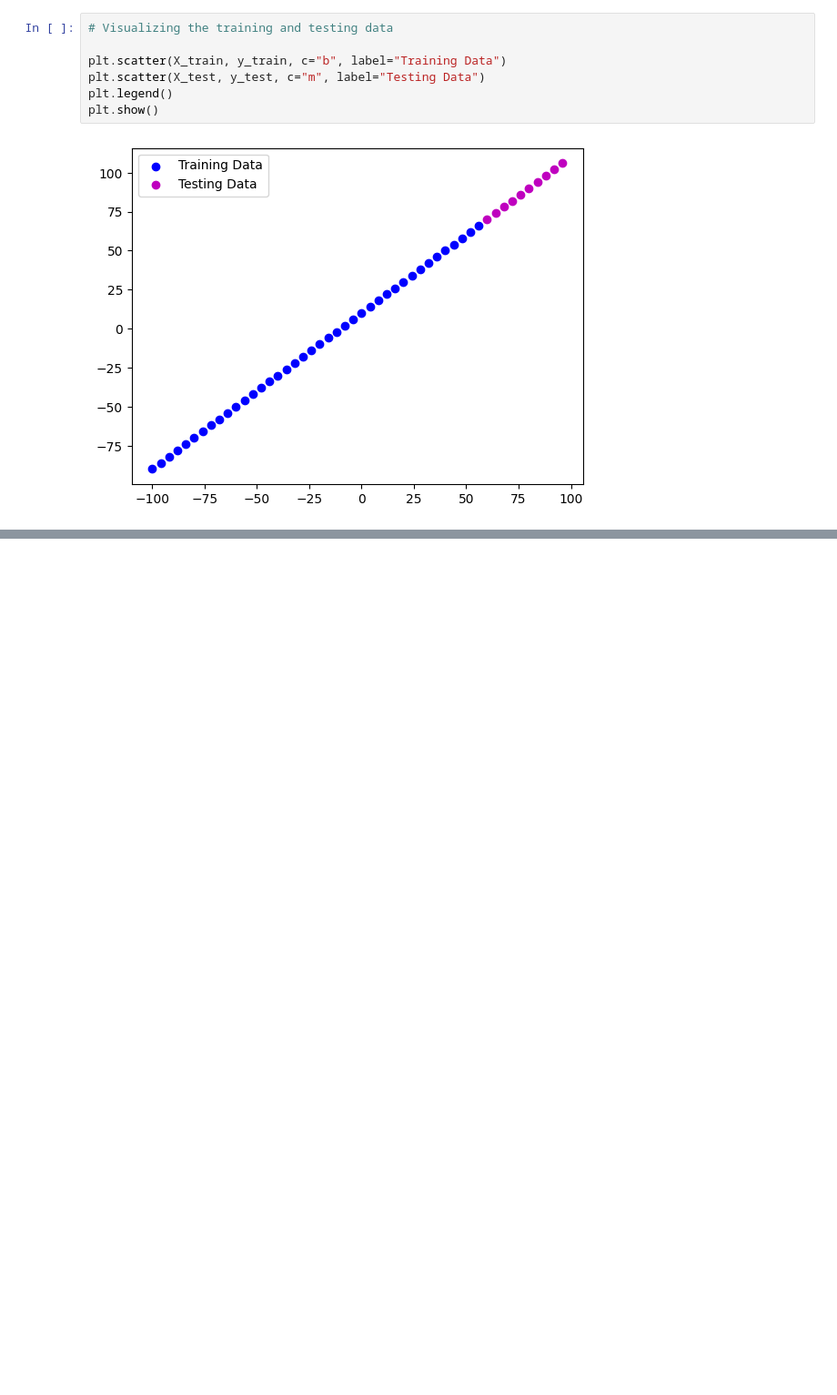
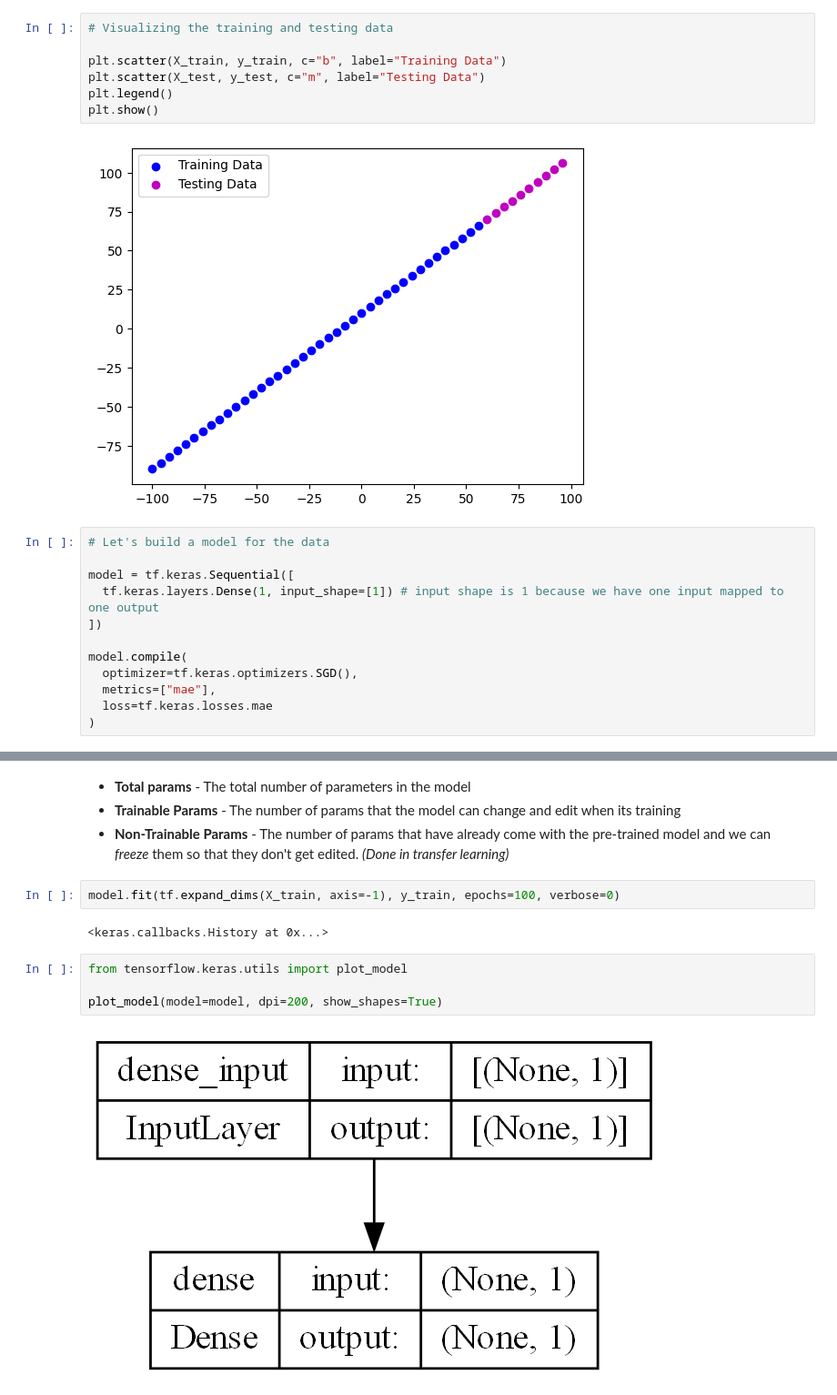
Before and after one commit to kshipra-jadav/ZTM-DeepLearning, a Jupyter notebook: Neural Network Regression/neural_network_regression_with_tf.ipynb, the cells around one changed output, grey strips where cells are left out. Shown at 91% size. Cells and saved outputs as stored; diff of their text form; blank space fills up the shorter version.

Commit message:
add plot_model

```diff
--- a/Neural Network Regression/neural_network_regression_with_tf.ipynb
+++ b/Neural Network Regression/neural_network_regression_with_tf.ipynb
@@ -256,3 +256,15 @@ plt.legend()
 plt.show()
 # %% [output]
 [figure]
+# %%
+# Let's build a model for the data
+
+model = tf.keras.Sequential([
+  tf.keras.layers.Dense(1, input_shape=[1]) # input shape is 1 because we have one input mapped to one output
+])
+
+model.compile(
+  optimizer=tf.keras.optimizers.SGD(),
+  metrics=["mae"],
+  loss=tf.keras.losses.mae
+)
@@ -258,0 +285,14 @@ plt.show()
+# %% [markdown]
+- **Total params** - The total number of parameters in the model
+- **Trainable Params** - The number of params that the model can change and edit when its training
+- **Non-Trainable Params** - The number of params that have already come with the pre-trained model and we can *freeze* them so that they don't get edited. *(Done in transfer learning)*
+# %%
+model.fit(tf.expand_dims(X_train, axis=-1), y_train, epochs=100, verbose=0)
+# %% [output]
+<keras.callbacks.History at 0x...>
+# %%
+from tensorflow.keras.utils import plot_model
+
+plot_model(model=model, dpi=200, show_shapes=True)
+# %% [output]
+[figure, added]
```
Also changed, not shown: parts of 1 cell of this notebook, 1 other file.
